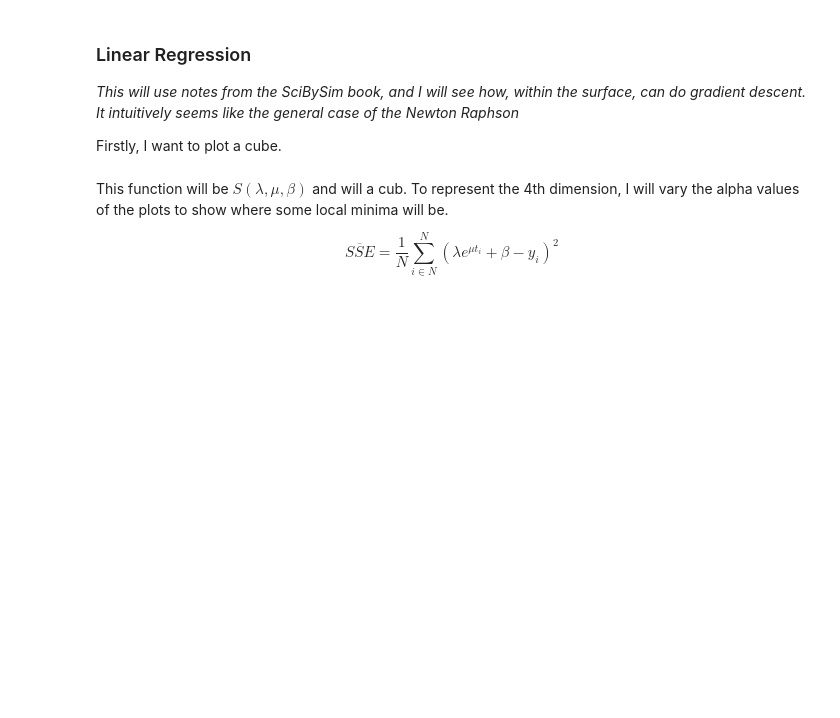
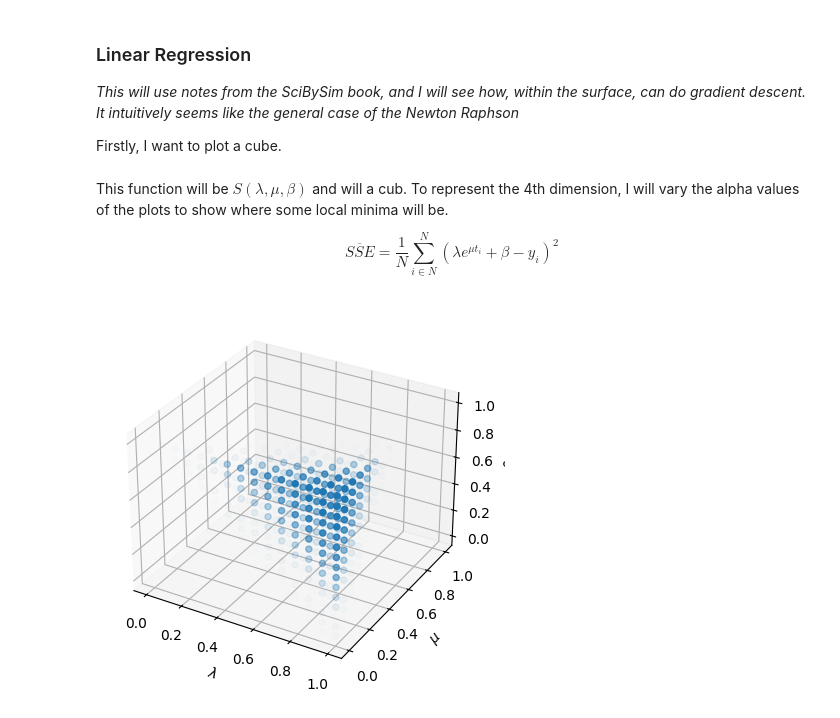
Before and after one commit to r-okotie179/diseaseModelling, a Jupyter notebook: culling_and_policy.ipynb, the cells around one changed output. Saved outputs shown, nothing was run; the diff lists cells and outputs as text; code cells hidden in the pictures; blank space fills up the shorter version.

Commit message:
plotting maxima and minima, kinda

```diff
--- a/culling_and_policy.ipynb
+++ b/culling_and_policy.ipynb
@@ -711,0 +694,34 @@ plt.show()
+# %%
+fig = plt.figure()
+ax = fig.add_subplot(projection='3d')
+resolution = 15
+upper_range = 1
+lower_range = 0
+
+lambd = np.linspace(lower_range, upper_range, resolution)
+mu = np.linspace(lower_range, upper_range, resolution)
+beta = np.linspace(lower_range, upper_range, resolution)
+L, M, B = np.meshgrid(lambd, mu, beta)
+
+t = x_data
+y = y_data
+N = len(x_data)
+
+summation = np.zeros_like(L)
+for i in range(N):
+    summation += (L*np.exp(M*t[i]) + B - y[i])**2
+SSE_bar = summation / N   # shape (10,10,10)
+
+# so that alpha plots in darker colours smaller values, I will take the reciprocal of the data, rather than in a transformed way.
+
+#SSE_bar = 1/SSE_bar
+
+ax.scatter(L.flatten(), M.flatten(), B.flatten(), alpha=((SSE_bar-SSE_bar.min())/(SSE_bar.max() - SSE_bar.min()))) # finding the area that minimises the SSE_bar
+
+ax.set_xlabel(r'$\lambda$')
+ax.set_ylabel(r'$\mu$')
+ax.set_zlabel(r'$\beta$')
+
+plt.show()
+# %% [output]
+[figure, added]
```
Also changed, not shown: parts of 3 cells of this notebook.
